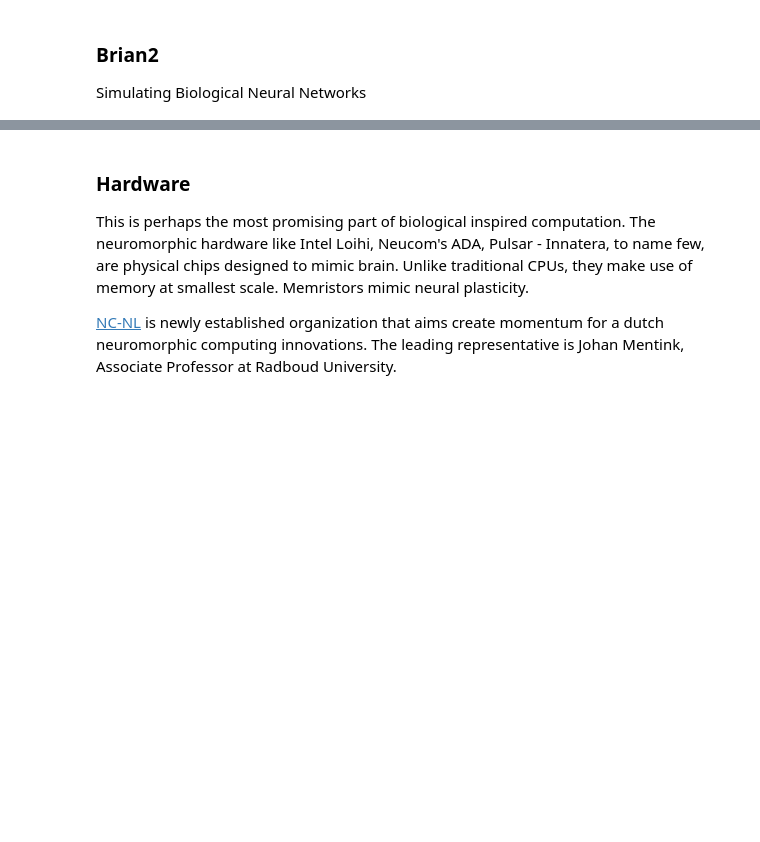
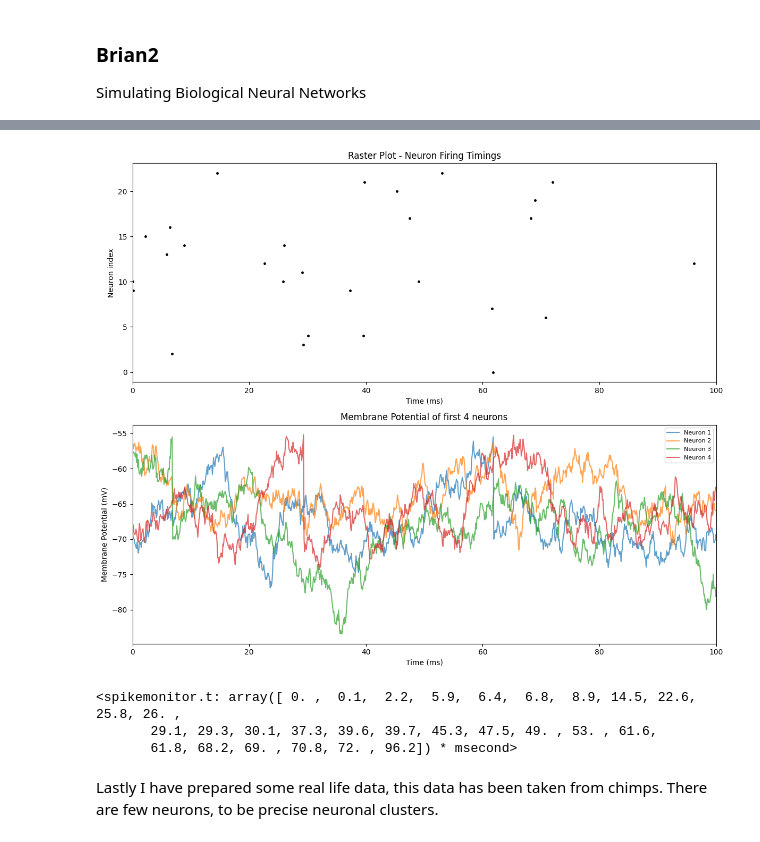
Before and after one commit to StefanCieslewicz/Introduction-to-Spiking-Neural-Networks-, a Jupyter notebook: article.ipynb, the cells around one changed output, grey strips where cells are left out. Cells and saved outputs as stored; diff of their text form; code cells hidden in the pictures; blank space fills up the shorter version.

```diff
--- a/article.ipynb
+++ b/article.ipynb
@@ -31,2 +145,32 @@ from main import *
+# %%
+# Some more visualization
+fig, axes = plt.subplots(2, 1, figsize=(12, 10))
+
+# spike timings
+axes[0].plot(spike_monitor.t/ms, spike_monitor.i, '.k', markersize=5)
+axes[0].set_xlabel('Time (ms)')
+axes[0].set_ylabel('Neuron index')
+axes[0].set_title('Raster Plot - Neuron Firing Timings')
+axes[0].set_xlim(0, duration/ms)
+
+#  Membrane potential
+for i in range(4):
+    axes[1].plot(voltage_monitor.t/ms, voltage_monitor.v[i]/mV,
+                    label=f'Neuron {i+1}', alpha=0.7)
+axes[1].set_xlabel('Time (ms)')
+axes[1].set_ylabel('Membrane Potential (mV)')
+axes[1].set_title('Membrane Potential of first 4 neurons')
+axes[1].legend(loc='upper right', fontsize=8)
+axes[1].set_xlim(0, duration/ms)
+
+plt.tight_layout()
+plt.show()
+
+print(spike_monitor.t)
+# %% [output]
+[figure, added]
+<spikemonitor.t: array([ 0. ,  0.1,  2.2,  5.9,  6.4,  6.8,  8.9, 14.5, 22.6, 25.8, 26. ,
+       29.1, 29.3, 30.1, 37.3, 39.6, 39.7, 45.3, 47.5, 49. , 53. , 61.6,
+       61.8, 68.2, 69. , 70.8, 72. , 96.2]) * msecond>
 # %%
 # NOTE
@@ -34,6 +257,0 @@ from main import *
-# %% [markdown]
-<h3>Hardware</h3>
-
-This is perhaps the most promising part of biological inspired computation. The neuromorphic hardware like Intel Loihi, Neucom's ADA, Pulsar - Innatera, to name few, are physical chips designed to mimic brain. Unlike traditional CPUs, they make use of memory at smallest scale. Memristors mimic neural plasticity.
-
-[NC-NL](https://nc-nl.nl/) is newly established organization that aims create momentum for a dutch neuromorphic computing innovations. The leading representative is Johan Mentink, Associate Professor at Radboud University.
@@ -39,0 +298,2 @@ This is perhaps the most promising part of biological inspired computation. The
+# %% [markdown]
+Lastly I have prepared some real life data, this data has been taken from chimps. There are few neurons, to be precise neuronal clusters.
```
Also changed, not shown: parts of 13 cells of this notebook, 2 other files.
